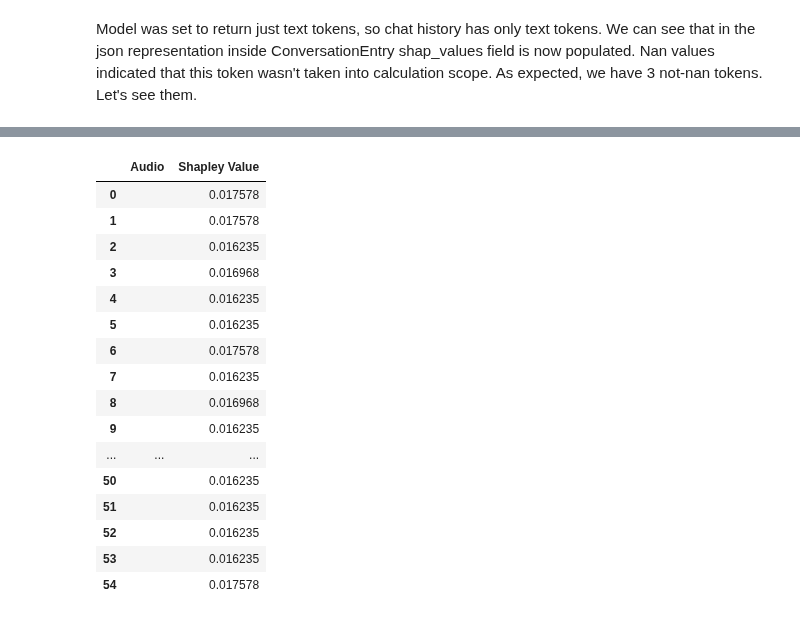
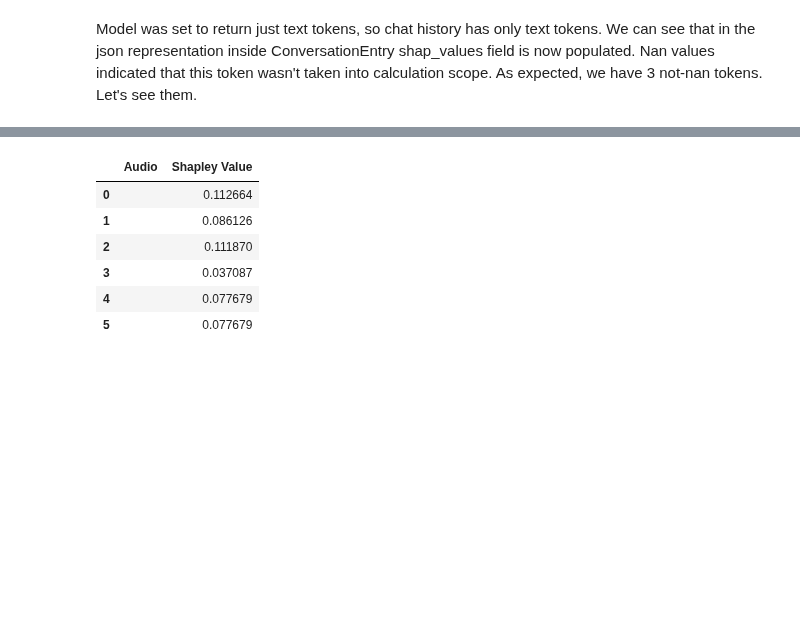
Before and after one commit to Pawlo77/MLLM-Shap, a Jupyter notebook: examples/audio_external_spectogram.ipynb, the cells around one changed output, grey strips where cells are left out. Cells and saved outputs as stored; diff of their text form; code cells hidden in the pictures; blank space fills up the shorter version.

```diff
--- a/examples/audio_external_spectogram.ipynb
+++ b/examples/audio_external_spectogram.ipynb
@@ -22,6 +22,6 @@ import torch
 
 np.random.seed(42)
 
-device = torch.device("mps") if torch.backends.mps.is_available() else torch.device("cpu")
+device = torch.device("cuda") if torch.cuda.is_available() else torch.device("cpu")
 print(f"Using device: {device}")
 # %% [output]
@@ -43,7 +43,7 @@ from mllm_shap.utils.jupyter import display_shap_colors_df, display_shap_colors_
 Lets take some sample data from experiments directory (not uploaded to repo, available on huggingface).
 # %%
 df = pd.read_parquet("../experiments/data/voicebench/single_sentence.parquet")
-sample_entry = df.sample(1).iloc[0].to_dict()
+sample_entry = df.sample(10).iloc[5].to_dict()
 del df
 
 pprint(sample_entry)
@@ -95,5 +126,10 @@ chat.new_turn(Role.USER)
 chat.add_text("Who is speaking in the audio?")
 chat.end_turn()
 chat.new_turn(Role.USER)
-chat.add_audio_with_transcript(sample_entry["audio__male"][0], transcript=sample_entry["sentences"][0], aligner=aligner)
+chat.add_audio_with_transcript(
+    sample_entry["audio__male"][0],
+    transcript=sample_entry["sentences"][0],
+    aligner=aligner,
+    attach_audio=False,  # lazy audio attachment (new default paradigm)
+ )
 chat.end_turn()
@@ -133,8 +257,8 @@ generation_kwargs = {"max_new_tokens": 32, "model_config": ModelConfig(text_temp
 
 result = explainer(
     chat=chat,
-    verbose=True,
+    verbose=False,
     generation_kwargs=generation_kwargs,
     progress_bar=True,  # show progress bar during generation, default
-)m
+)
 # %% [output]
@@ -190,24 +347,54 @@ display_shap_colors_df(
 # %%
-audio_to_explain = explained_chat_conversation[0][1]
+# Show SHAP values per aligned audio segment (robust to turn indexing)
+from mllm_shap.connectors.enums import ModalityFlag
 
-display_shap_colors_df_audio(
-    pd.DataFrame(list(zip(audio_to_explain.content, audio_to_explain.shap_values)), columns=["Audio", "Shapley Value"])
-)
+# 1) Find the first audio entry that has SHAP values
+audio_entry = None
+for turn in explained_chat_conversation:
+    for entry in turn:
+        if entry.content_type == ModalityFlag.AUDIO.value and entry.shap_values is not None:
+            audio_entry = entry
+            break
+    if audio_entry is not None:
+        break
+
+if audio_entry is None:
+    raise ValueError("No audio ChatEntry with SHAP values found in explained_chat_conversation.")
+
+# 2) Prefer the aligner segments stored on the chat (lets us lazily materialize bytes)
+audio_bytes_list = None
+if getattr(explained_chat, "_audio_segments", None):
+    audio_turn_key = max(explained_chat._audio_segments.keys())
+    segments_for_turn = explained_chat._audio_segments.get(audio_turn_key)
+    if segments_for_turn:
+        # Ensure we have actual bytes for playback; SHAP values don't depend on it, but the widget does.
+        if all(len(seg.audio) == 0 for seg in segments_for_turn):
+            explained_chat.attach_audio_to_segments(
+                aligner,
+                audio_content=sample_entry["audio__male"][0],
+                turn_number=audio_turn_key,
+            )
+        audio_bytes_list = [seg.audio for seg in segments_for_turn]
+
+# 3) Fallback: use the raw bytes stored in the ChatEntry (may be empty if lazy attachment was used)
+if audio_bytes_list is None:
+    audio_bytes_list = [c for c in audio_entry.content if isinstance(c, (bytes, bytearray))]
+
+shap_values = list(audio_entry.shap_values or [])
+n = min(len(audio_bytes_list), len(shap_values))
+if n == 0:
+    raise ValueError("No audio segments or SHAP values to display.")
+
+df_audio = pd.DataFrame(
+    list(zip(audio_bytes_list[:n], shap_values[:n])),
+    columns=["Audio", "Shapley Value"],
+ )
+display_shap_colors_df_audio(df_audio)
 # %% [output]
 |  | Audio | Shapley Value |
-| 0 |  | 0.017578 |
-| 1 |  | 0.017578 |
-| 2 |  | 0.016235 |
-| 3 |  | 0.016968 |
-| 4 |  | 0.016235 |
-| 5 |  | 0.016235 |
-| 6 |  | 0.017578 |
-| 7 |  | 0.016235 |
-| 8 |  | 0.016968 |
-| 9 |  | 0.016235 |
-| ... | ... | ... |
-| 50 |  | 0.016235 |
-| 51 |  | 0.016235 |
-| 52 |  | 0.016235 |
-| 53 |  | 0.016235 |
-| 54 |  | 0.017578 |
+| 0 |  | 0.112664 |
+| 1 |  | 0.086126 |
+| 2 |  | 0.111870 |
+| 3 |  | 0.037087 |
+| 4 |  | 0.077679 |
+| 5 |  | 0.077679 |
```
Also changed, not shown: parts of 22 cells of this notebook, 5 other files.
